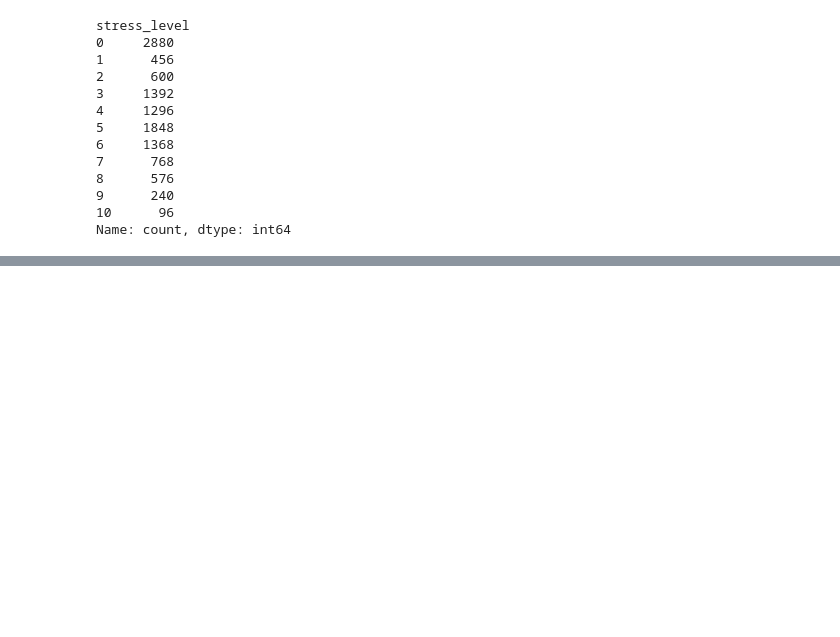
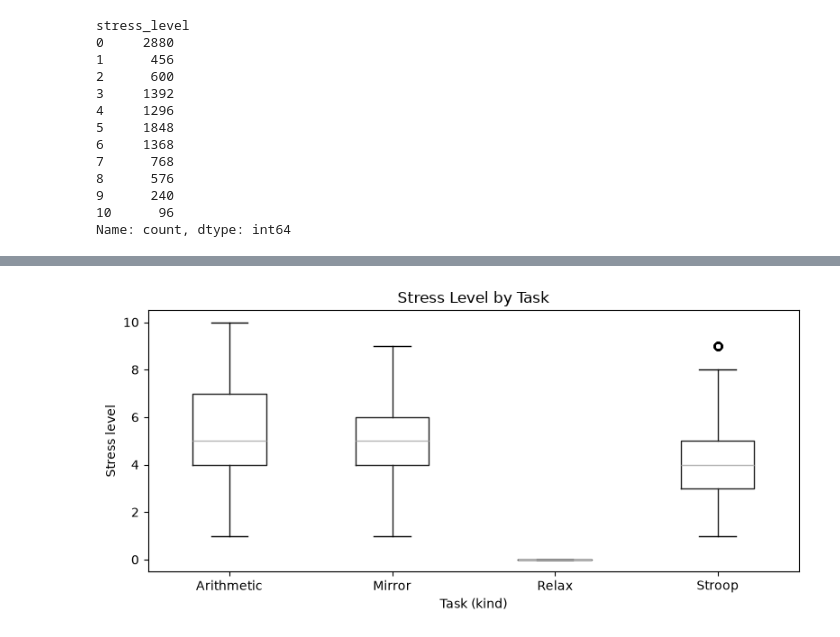
Before and after one commit to pxsa/EEG-stress-xai, a Jupyter notebook: Code/stress.ipynb, the cells around one changed output, grey strips where cells are left out. Cells and saved outputs as stored; diff of their text form; code cells hidden in the pictures; blank space fills up the shorter version.

```diff
--- a/Code/stress.ipynb
+++ b/Code/stress.ipynb
@@ -770,0 +397,11 @@ SVM                  0.544271   0.586255  0.645062  0.614254  0.531174
+# %%
+fig, ax = plt.subplots(figsize=(8, 4))
+metadata_full.boxplot(column="stress_level", by="kind", ax=ax, grid=False)
+ax.set_title("Stress Level by Task")
+ax.set_xlabel("Task (kind)")
+ax.set_ylabel("Stress level")
+plt.suptitle("")
+plt.tight_layout()
+plt.show()
+# %% [output]
+[figure, added]
```
Also changed, not shown: parts of 147 cells of this notebook.
